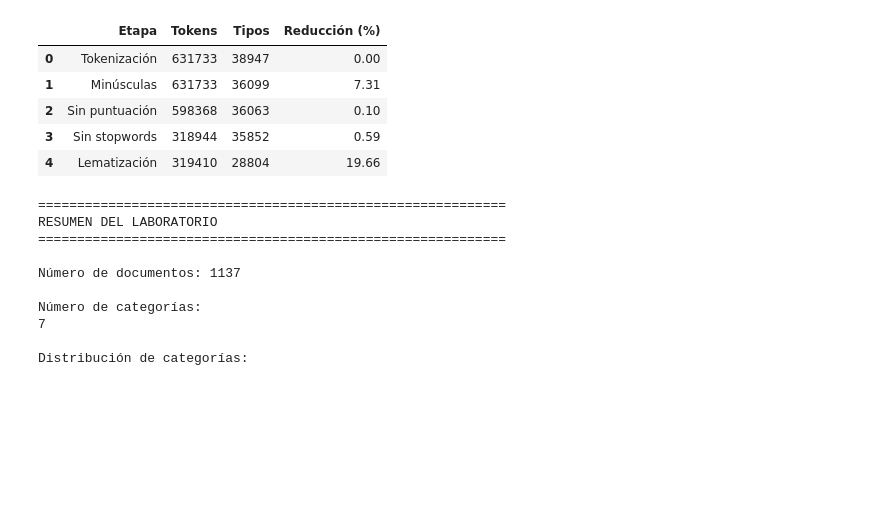
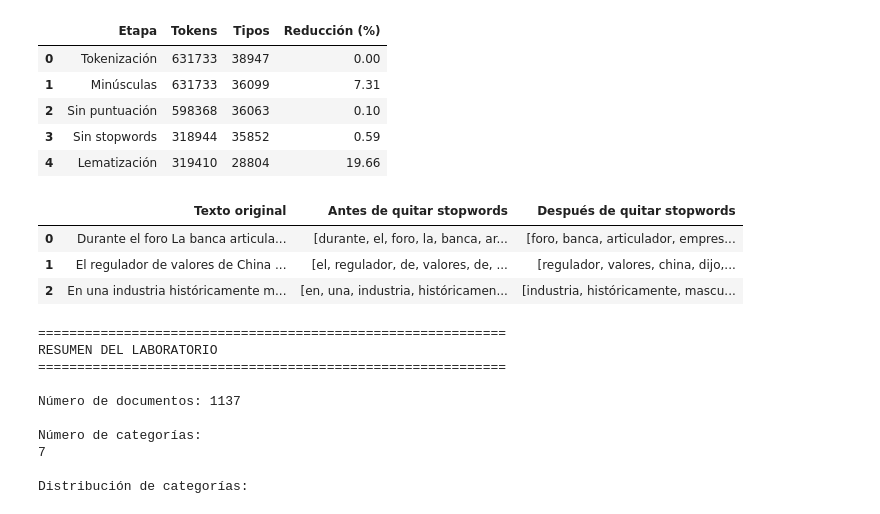
Before and after one commit to gian236/nlplab1, a Jupyter notebook: lab1.ipynb, the cells around one changed output. Saved outputs shown, nothing was run; the diff lists cells and outputs as text; code cells hidden in the pictures; blank space fills up the shorter version.

```diff
--- a/lab1.ipynb
+++ b/lab1.ipynb
@@ -592,6 +579,27 @@ display(pipeline_df)
 | 2 | Sin puntuación | 598368 | 36063 | 0.10 |
 | 3 | Sin stopwords | 318944 | 35852 | 0.59 |
 | 4 | Lematización | 319410 | 28804 | 19.66 |
+# %%
+# Ejemplos reales donde se elimina la negación "no"
+ejemplos_negacion = df[df["tokens_2"].apply(lambda tokens: "no" in tokens)].head(3)
+
+comparacion_negacion = pd.DataFrame({
+    "Texto original": ejemplos_negacion["news"].str.slice(0, 220),
+    "Antes de quitar stopwords": ejemplos_negacion["tokens_3"].apply(
+        lambda tokens: tokens[:35]
+    ),
+    "Después de quitar stopwords": ejemplos_negacion["tokens_4"].apply(
+        lambda tokens: tokens[:35]
+    ),
+})
+
+with pd.option_context("display.max_colwidth", 120):
+    display(comparacion_negacion)
+# %% [output]
+|  | Texto original | Antes de quitar stopwords | Después de quitar stopwords |
+| 0 | Durante el foro La banca articula... | [durante, el, foro, la, banca, ar... | [foro, banca, articulador, empres... |
+| 1 | El regulador de valores de China ... | [el, regulador, de, valores, de, ... | [regulador, valores, china, dijo,... |
+| 2 | En una industria históricamente m... | [en, una, industria, históricamen... | [industria, históricamente, mascu... |
 # %%
 print("="*60)
 print("RESUMEN DEL LABORATORIO")
```
Also changed, not shown: parts of 10 cells of this notebook.
